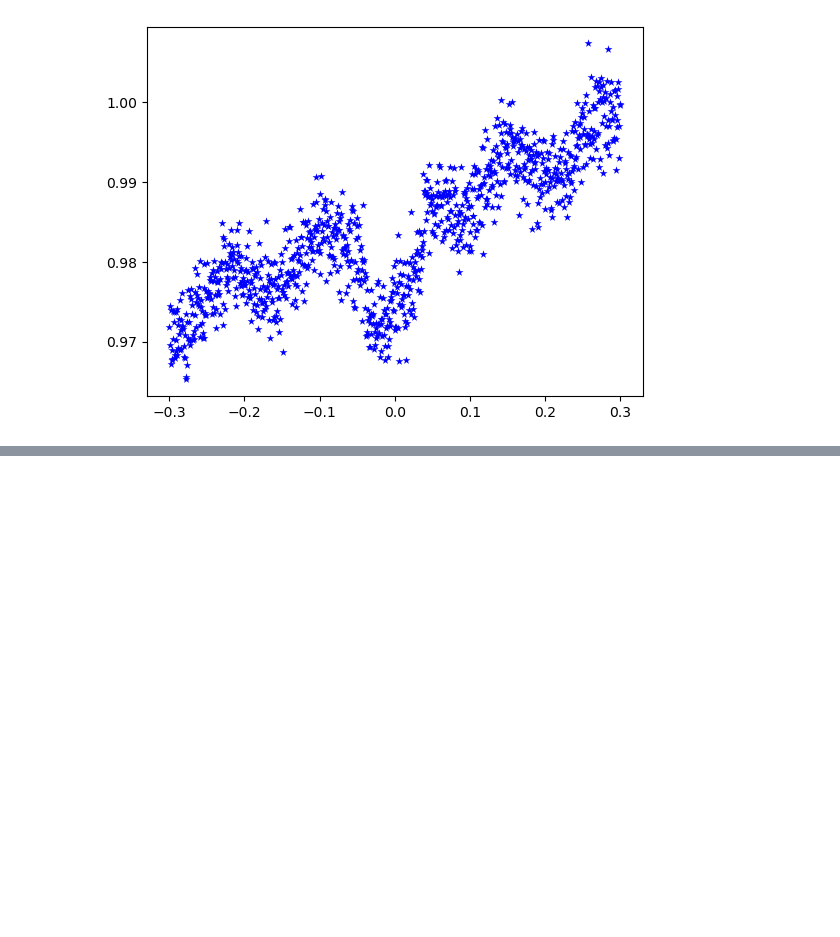
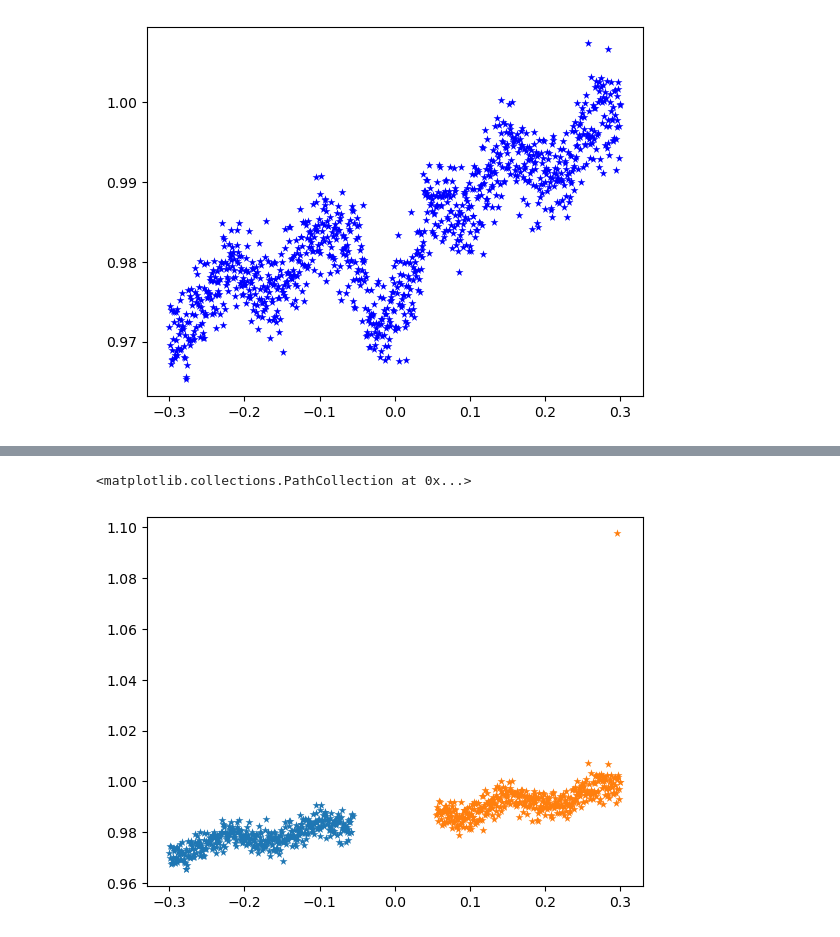
Before and after one commit to Starllation/ASTR-19-Group-Project, a Jupyter notebook: Group Project.ipynb, the cells around one changed output, grey strips where cells are left out. Drawn from its saved outputs; the diff is of its cells as text; code cells hidden in the pictures; blank space fills up the shorter version.

```diff
--- a/Group Project.ipynb
+++ b/Group Project.ipynb
@@ -34,0 +71,17 @@ plt.scatter(plcData["time [days]"],plcData["flux"],c='b',marker='*',linewidth=0.
+# %%
+"""
+#print(time)
+for i in range(len(time)):
+    index = time[i]
+   # print(index)
+    if index == 0.055555555555555525:
+        print("i =",i)
+print (fluxArrayNew[407])
+print (fluxArrayNew[592])
+print(time[407])
+"""
+plt.scatter(time[0:407],fluxArrayNew[0:407], linewidth=0.0025, marker = "*")
+plt.scatter(time[592:],fluxArrayNew[592:],linewidth=0.0025, marker = "*")
+# %% [output]
+<matplotlib.collections.PathCollection at 0x...>
+[figure, added]
```
Also changed, not shown: parts of 11 cells of this notebook.
